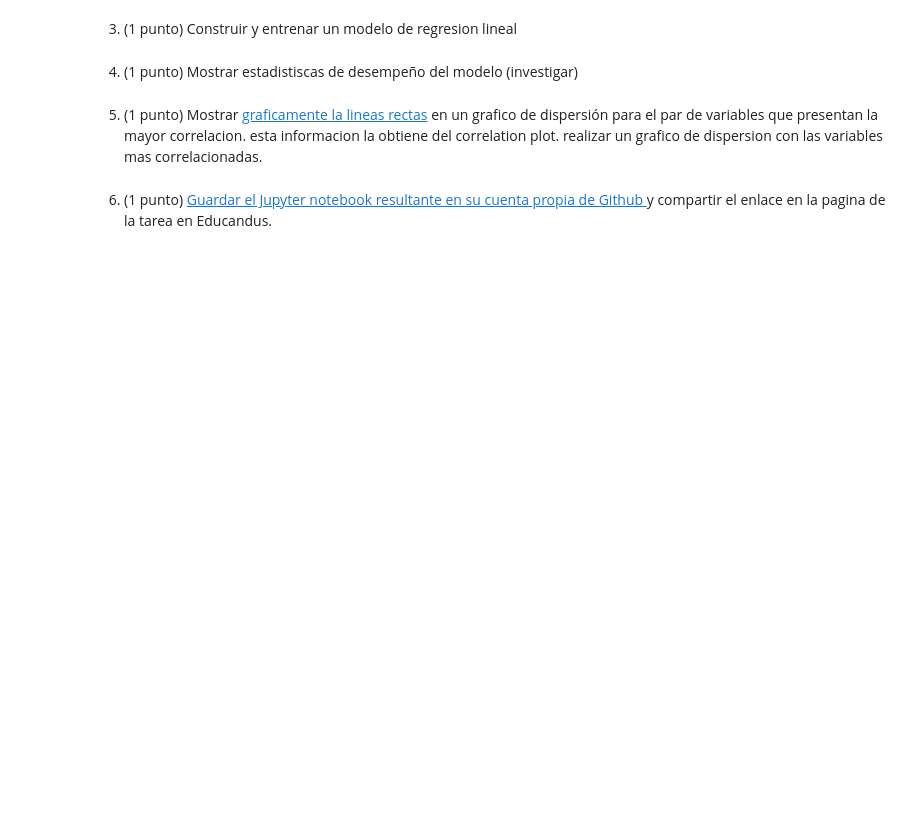
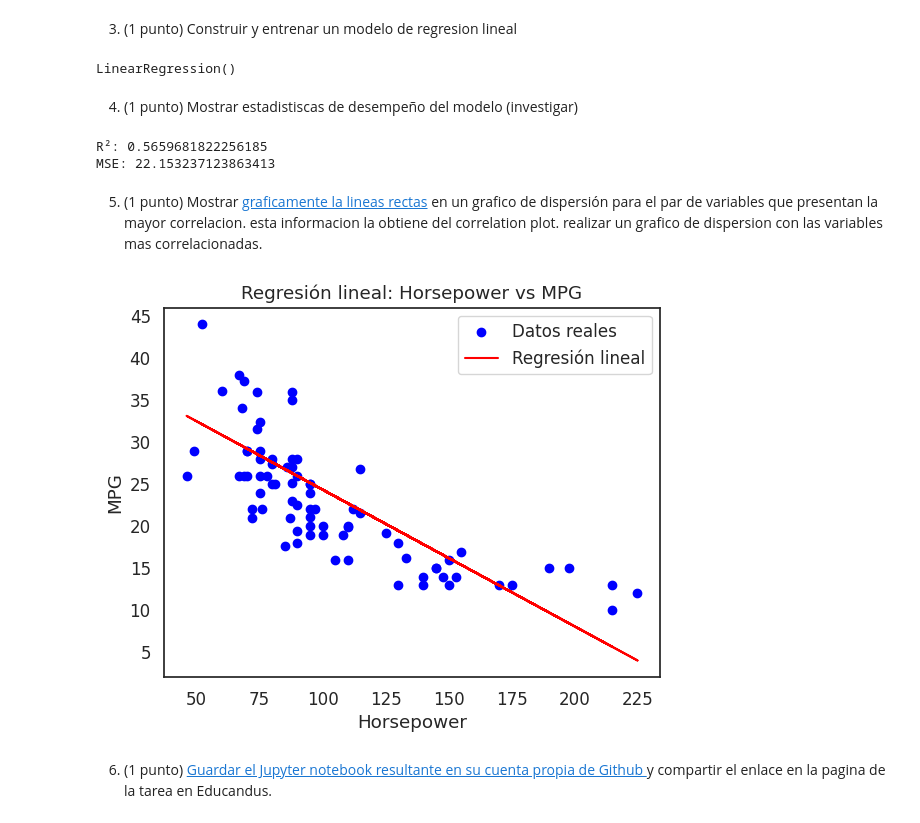
Before and after one commit to Furank1/Estimaci-n-del-rendimiento-de-autom-viles, a Jupyter notebook: S07-Linear-Models/Tarea_regresion_lineal.ipynb, the cells around one changed output. Cells and saved outputs as stored; diff of their text form; code cells hidden in the pictures; blank space fills up the shorter version.

```diff
--- a/S07-Linear-Models/Tarea_regresion_lineal.ipynb
+++ b/S07-Linear-Models/Tarea_regresion_lineal.ipynb
@@ -28,8 +60,47 @@ sns.relplot(x="horsepower", y="mpg", hue="origin", size="weight",
 # %% [markdown]
 3) (1 punto) Construir y entrenar un modelo de regresion lineal
+# %%
+from sklearn.linear_model import LinearRegression
+from sklearn.model_selection import train_test_split
+
+# Eliminar valores nulos
+df = df.dropna()
+
+X = df[["horsepower"]]
+y = df["mpg"]
+
+# División de datos
+X_train, X_test, y_train, y_test = train_test_split(X, y, test_size=0.2, random_state=42)
+
+# Modelo
+model = LinearRegression()
+model.fit(X_train, y_train)
+# %% [output]
+LinearRegression()
 # %% [markdown]
 4) (1 punto) Mostrar estadistiscas de desempeño del modelo (investigar)
+# %%
+ from sklearn.metrics import mean_squared_error, r2_score
+
+y_pred = model.predict(X_test)
+
+print("R²:", r2_score(y_test, y_pred))
+print("MSE:", mean_squared_error(y_test, y_pred))
+# %% [output]
+R²: 0.5659681822256185
+MSE: 22.153237123863413
 # %% [markdown]
 5) (1 punto) Mostrar [graficamente la lineas rectas](https://seaborn.pydata.org/tutorial/regression.html) en un grafico de dispersión para el par de variables que presentan la mayor correlacion. esta informacion la obtiene del correlation plot. realizar un grafico de dispersion con las variables mas correlacionadas.
+# %%
+# Scatter plot
+plt.scatter(X_test, y_test, color='blue', label='Datos reales')
+plt.plot(X_test, y_pred, color='red', label='Regresión lineal')
+plt.xlabel('Horsepower')
+plt.ylabel('MPG')
+plt.title('Regresión lineal: Horsepower vs MPG')
+plt.legend()
+plt.show()
+# %% [output]
+[figure, added]
 # %% [markdown]
 6) (1 punto) [Guardar el Jupyter notebook resultante en su cuenta propia de Github ](https://bebi103a.github.io/lessons/02/git_with_colab.html) y compartir el enlace en la pagina de la tarea en Educandus.
```
Also changed, not shown: parts of 2 cells of this notebook.
